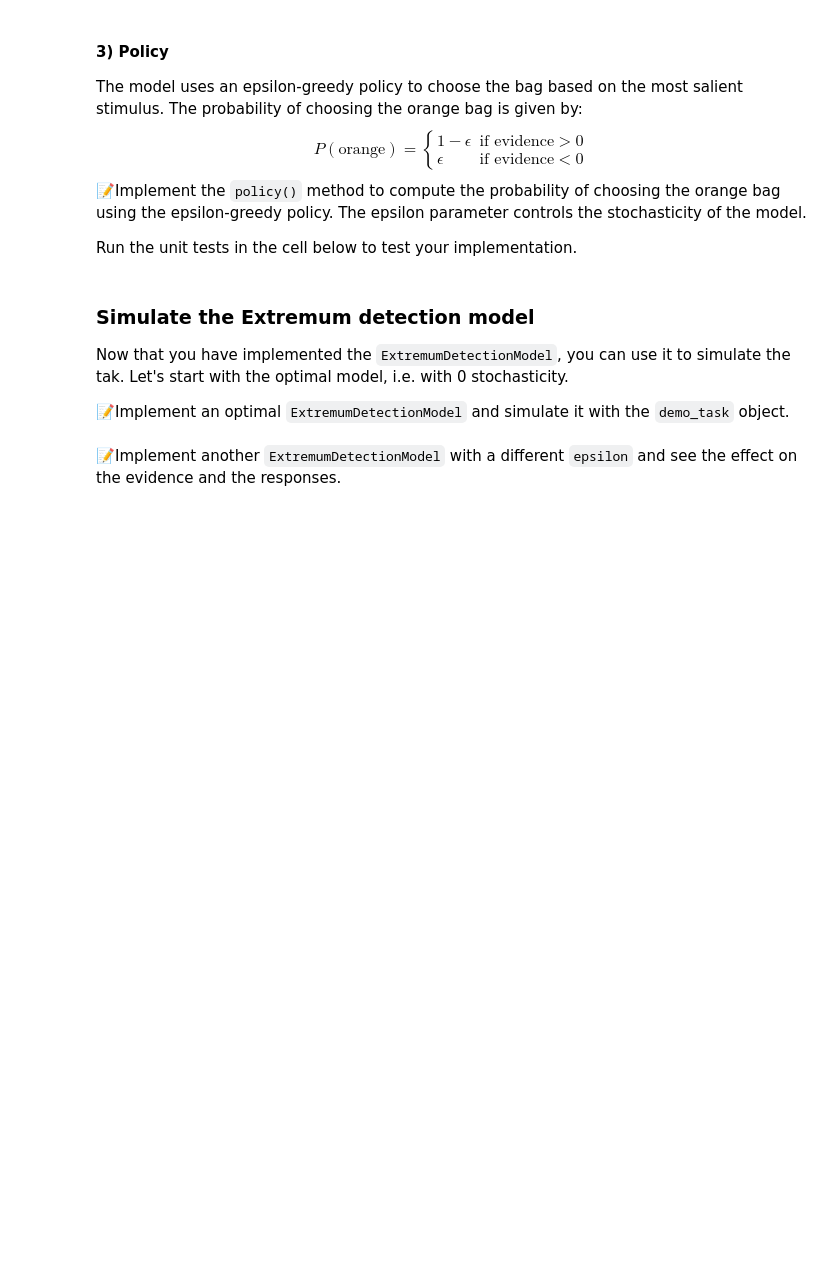
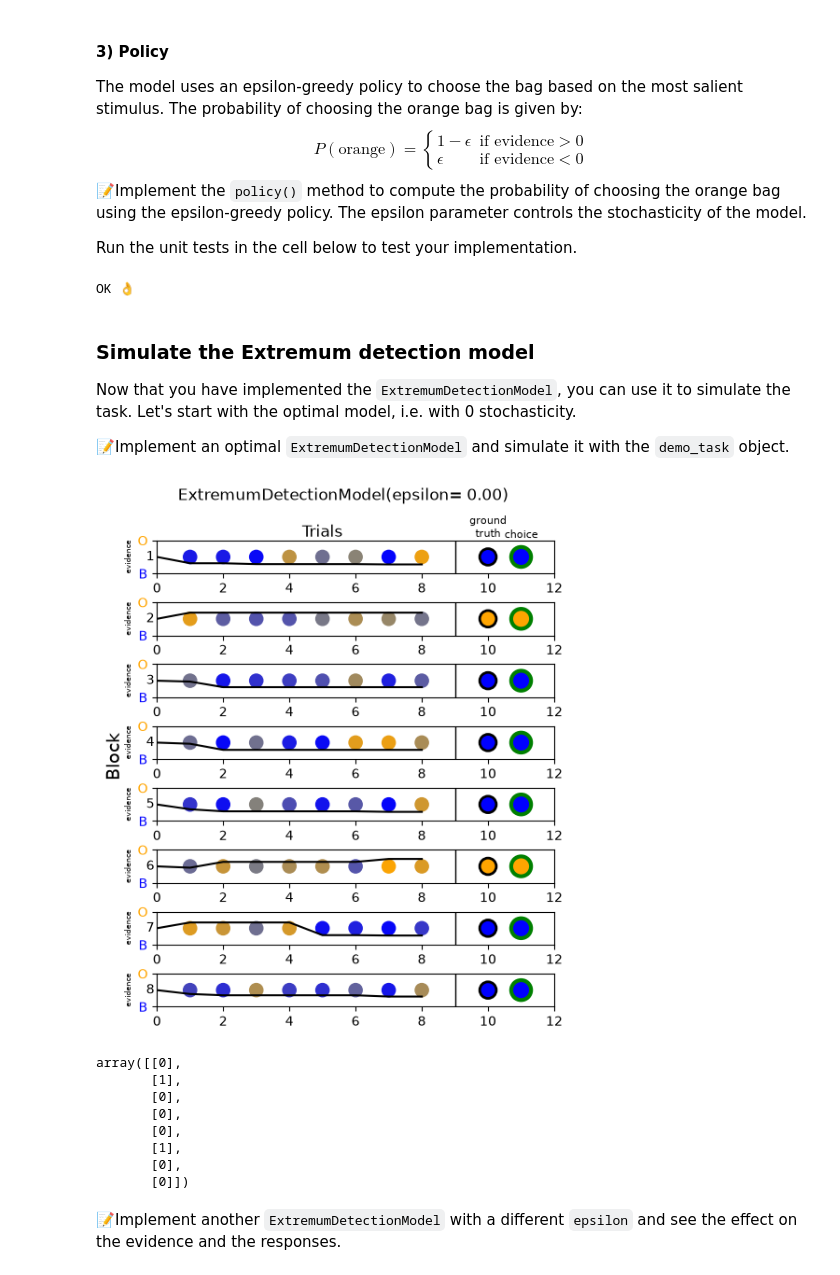
Before and after one commit to easiryne/cognitive-modeling-lab, a Jupyter notebook: TD_10/td10_notebook.ipynb, the cells around one changed output. Cells and saved outputs as stored; diff of their text form; code cells hidden in the pictures; blank space fills up the shorter version.

```diff
--- a/TD_10/td10_notebook.ipynb
+++ b/TD_10/td10_notebook.ipynb
@@ -310,11 +310,9 @@ class ExtremumDetectionModel(Model):
     ## 2) TO DO: Implement the update method
     def update(self, stimulus):
         # Your code here
+        condition=np.abs(stimulus)>np.abs(self.evidence)
+        self.evidence = np.where(condition, stimulus, self.evidence)
 
-        if self.evidence<stimulus:
-            self.evidence = stimulus
-        else:
-            self.evidence = self.evidence
 
     ## 3) TO DO: Implement the policy method
     def policy(self):
@@ -366,14 +364,26 @@ $$
 Run the unit tests in the cell below to test your implementation.
 # %%
 test_extremum_model_policy(ExtremumDetectionModel)
+# %% [output]
+OK 👌
 # %% [markdown]
 ### Simulate the Extremum detection model
-Now that you have implemented the `ExtremumDetectionModel`, you can use it to simulate the tak. Let's start with the optimal model, i.e. with 0 stochasticity.
+Now that you have implemented the `ExtremumDetectionModel`, you can use it to simulate the task. Let's start with the optimal model, i.e. with 0 stochasticity.
 
 📝Implement an optimal `ExtremumDetectionModel` and simulate it with the `demo_task` object.
 # %%
-optimal_extremum_model = ...
-... # Simulate with the demo_task and visualize
+optimal_extremum_model = ExtremumDetectionModel(epsilon=0)
+optimal_extremum_model.simulate(demo_task, plot=True)  # Simulate with the demo_task and visualize
+# %% [output]
+[figure, added]
+array([[0],
+       [1],
+       [0],
+       [0],
+       [0],
+       [1],
+       [0],
+       [0]])
 # %% [markdown]
 📝Implement another `ExtremumDetectionModel` with a different `epsilon` and see the effect on the evidence and the responses.
 # %%
```
Also changed, not shown: parts of 23 cells of this notebook.
